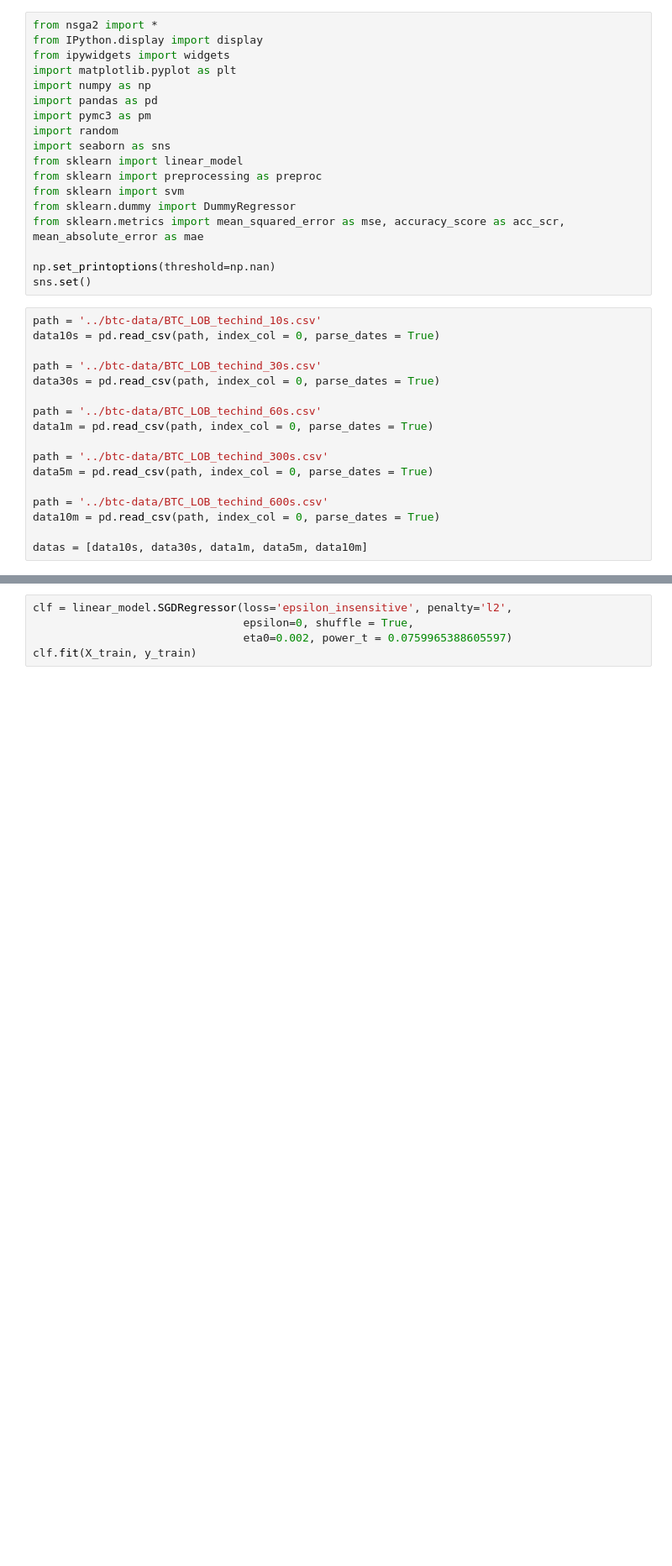
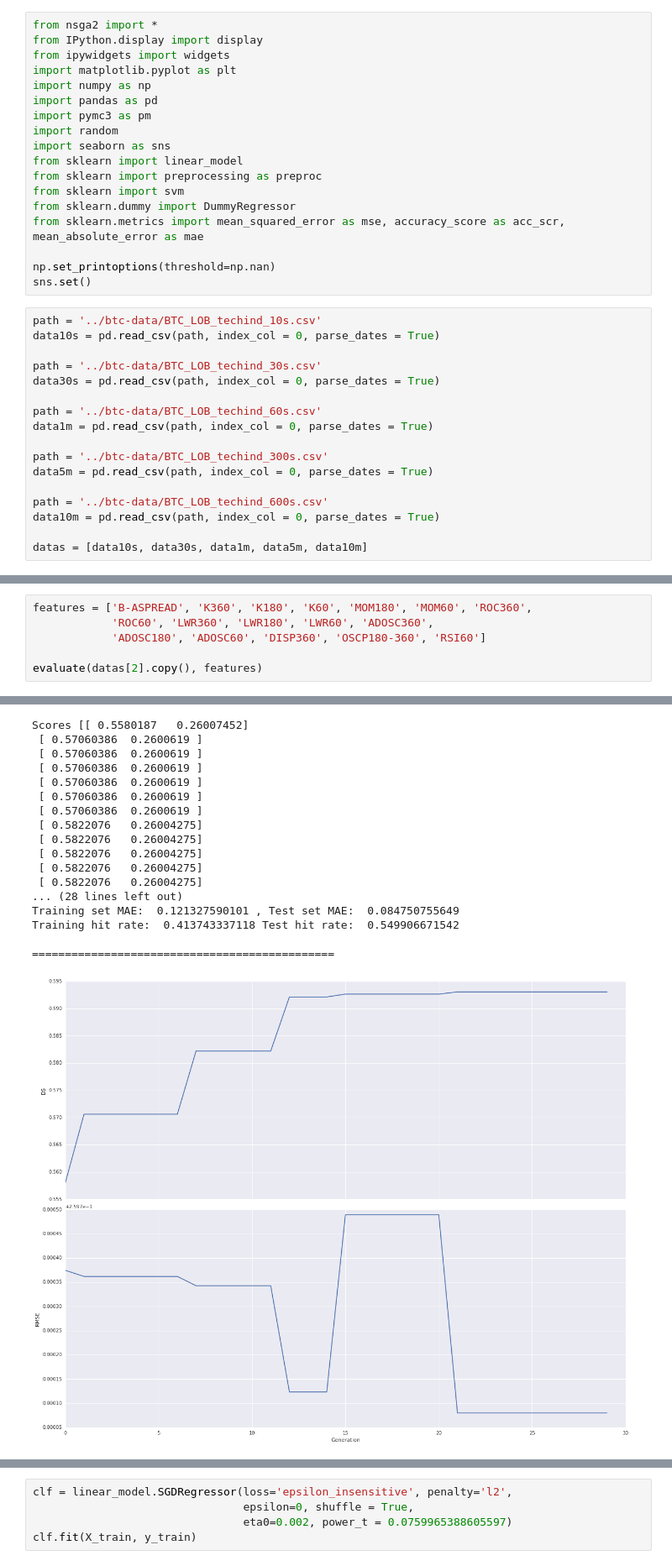
Before and after one commit to Lucsanszky/btc-price-prediction, a Jupyter notebook: data-analysis/support-vector-regression.ipynb, the cells around one changed output, grey strips where cells are left out. Shown at 84% size. Cells and saved outputs as stored; diff of their text form; blank space fills up the shorter version.

```diff
--- a/data-analysis/support-vector-regression.ipynb
+++ b/data-analysis/support-vector-regression.ipynb
@@ -308,0 +332,7 @@ print(rmse_train)
+# %%
+features = ['B-ASPREAD', 'K360', 'K180', 'K60', 'MOM180', 'MOM60', 'ROC360',
+            'ROC60', 'LWR360', 'LWR180', 'LWR60', 'ADOSC360',
+            'ADOSC180', 'ADOSC60', 'DISP360', 'OSCP180-360', 'RSI60']
+
+evaluate(datas[2].copy(), features)
+# %% [output]
@@ -308,0 +355,18 @@ print(rmse_train)
+Scores [[ 0.5580187   0.26007452]
+ [ 0.57060386  0.2600619 ]
+ [ 0.57060386  0.2600619 ]
+ [ 0.57060386  0.2600619 ]
+ [ 0.57060386  0.2600619 ]
+ [ 0.57060386  0.2600619 ]
+ [ 0.57060386  0.2600619 ]
+ [ 0.5822076   0.26004275]
+ [ 0.5822076   0.26004275]
+ [ 0.5822076   0.26004275]
+ [ 0.5822076   0.26004275]
+ [ 0.5822076   0.26004275]
+... (28 lines left out)
+Training set MAE:  0.121327590101 , Test set MAE:  0.084750755649
+Training hit rate:  0.413743337118 Test hit rate:  0.549906671542
+
+==============================================
+[figure, added]
```
Also changed, not shown: parts of 23 cells of this notebook, 2 other files.
